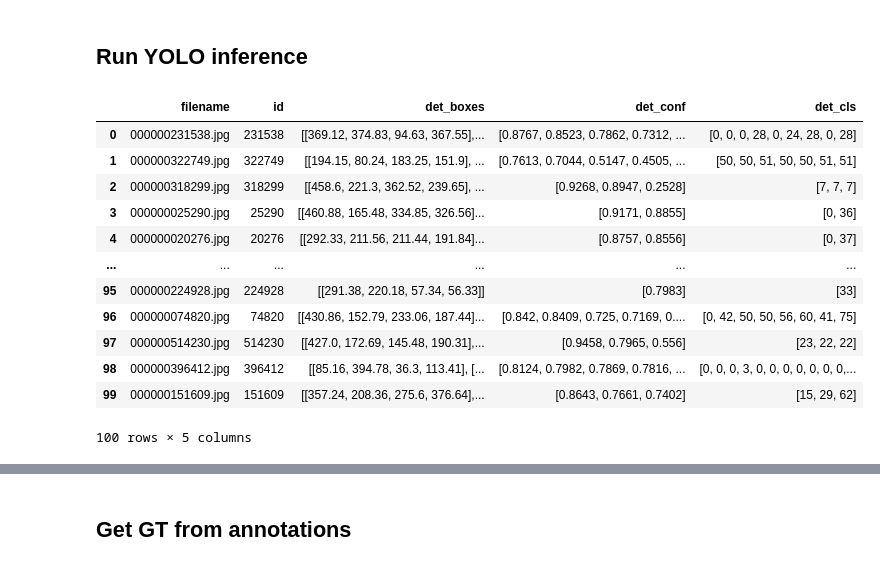
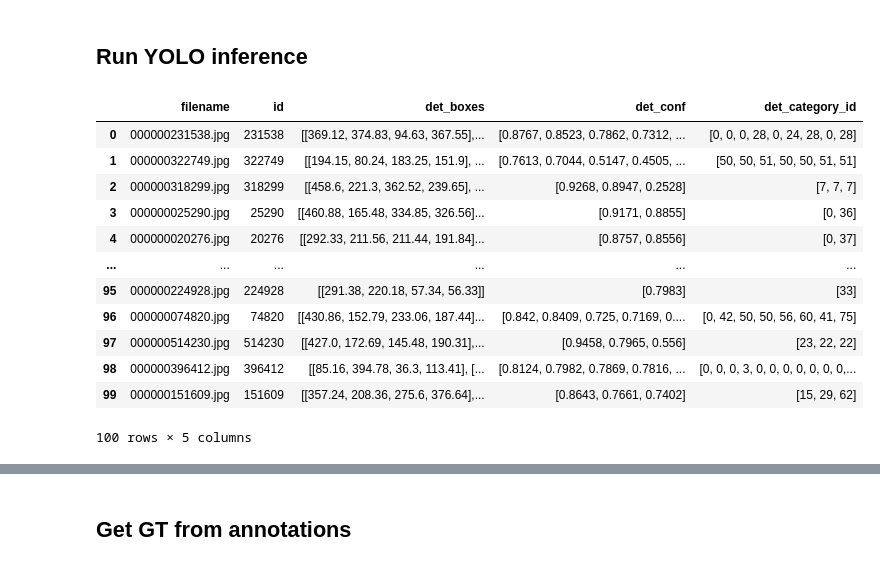
Before and after one commit to dnth/data-flywheel, a Jupyter notebook: notebooks/04_get_most_wrong.ipynb, the cells around one changed output, grey strips where cells are left out. Cells and saved outputs as stored; diff of their text form; code cells hidden in the pictures.

```diff
--- a/notebooks/04_get_most_wrong.ipynb
+++ b/notebooks/04_get_most_wrong.ipynb
@@ -99,18 +99,18 @@ for row in tqdm(df.itertuples(), desc="Processing", total=len(df), unit=" imgs")
 # %%
 yolo_detections_df = pd.DataFrame({'filename': filename,
                                    'id':id,
                                    'det_boxes': det_boxes,
                                    'det_conf': det_confidences,
-                                   'det_cls': det_class_ids})
+                                   'det_category_id': det_class_ids})
 
 yolo_detections_df['det_boxes'] = yolo_detections_df['det_boxes'].apply(lambda x: [[round(float(y), 2) for y in sublist] for sublist in x])
 yolo_detections_df['det_conf'] = yolo_detections_df['det_conf'].apply(lambda x: [round(num, 4) for num in x])
-yolo_detections_df['det_cls'] = yolo_detections_df['det_cls'].apply(lambda x: [int(num) for num in x])
+yolo_detections_df['det_category_id'] = yolo_detections_df['det_category_id'].apply(lambda x: [int(num) for num in x])
 
 
 yolo_detections_df
 # %% [output]
-|  | filename | id | det_boxes | det_conf | det_cls |
+|  | filename | id | det_boxes | det_conf | det_category_id |
 | 0 | 000000231538.jpg | 231538 | [[369.12, 374.83, 94.63, 367.55],... | [0.8767, 0.8523, 0.7862, 0.7312, ... | [0, 0, 0, 28, 0, 24, 28, 0, 28] |
 | 1 | 000000322749.jpg | 322749 | [[194.15, 80.24, 183.25, 151.9], ... | [0.7613, 0.7044, 0.5147, 0.4505, ... | [50, 50, 51, 50, 50, 51, 51] |
 | 2 | 000000318299.jpg | 318299 | [[458.6, 221.3, 362.52, 239.65], ... | [0.9268, 0.8947, 0.2528] | [7, 7, 7] |
```
Also changed, not shown: parts of 5 cells of this notebook.
